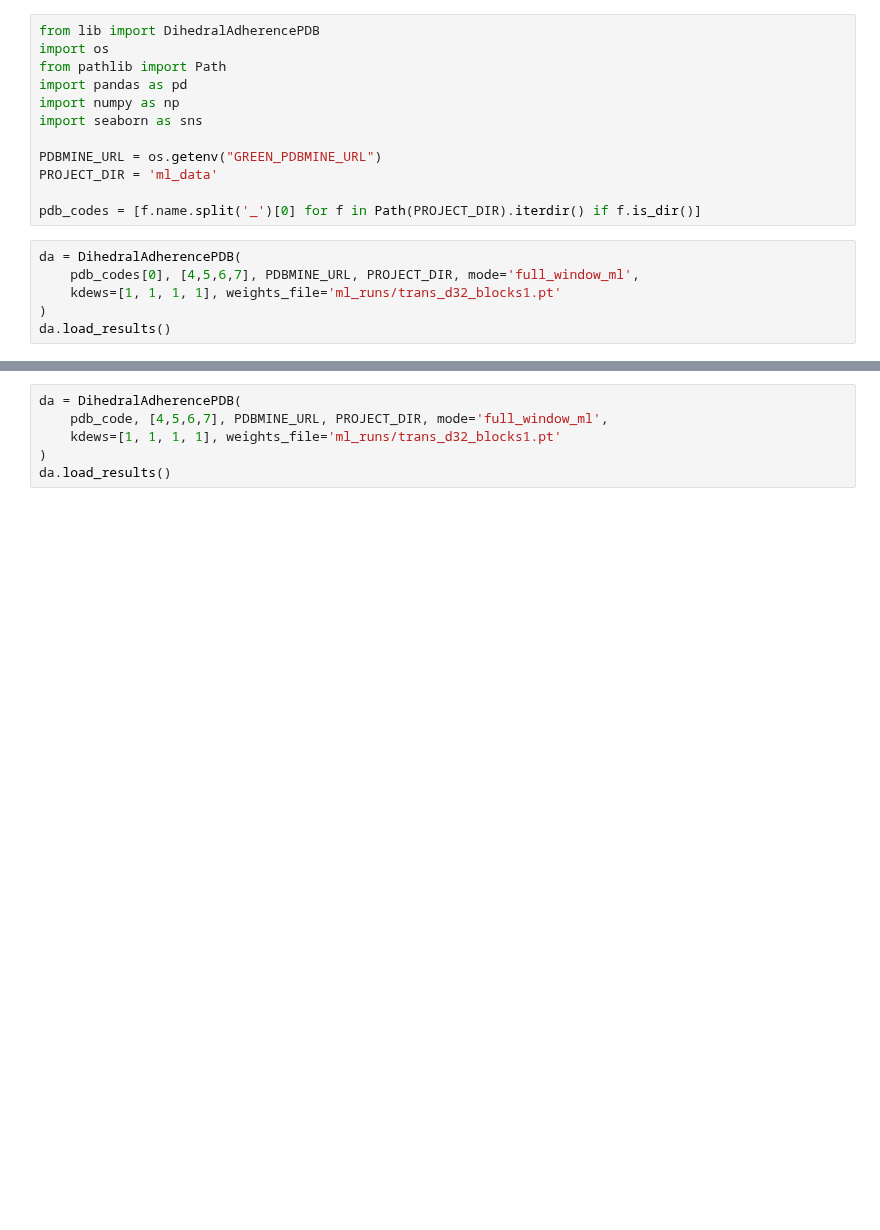
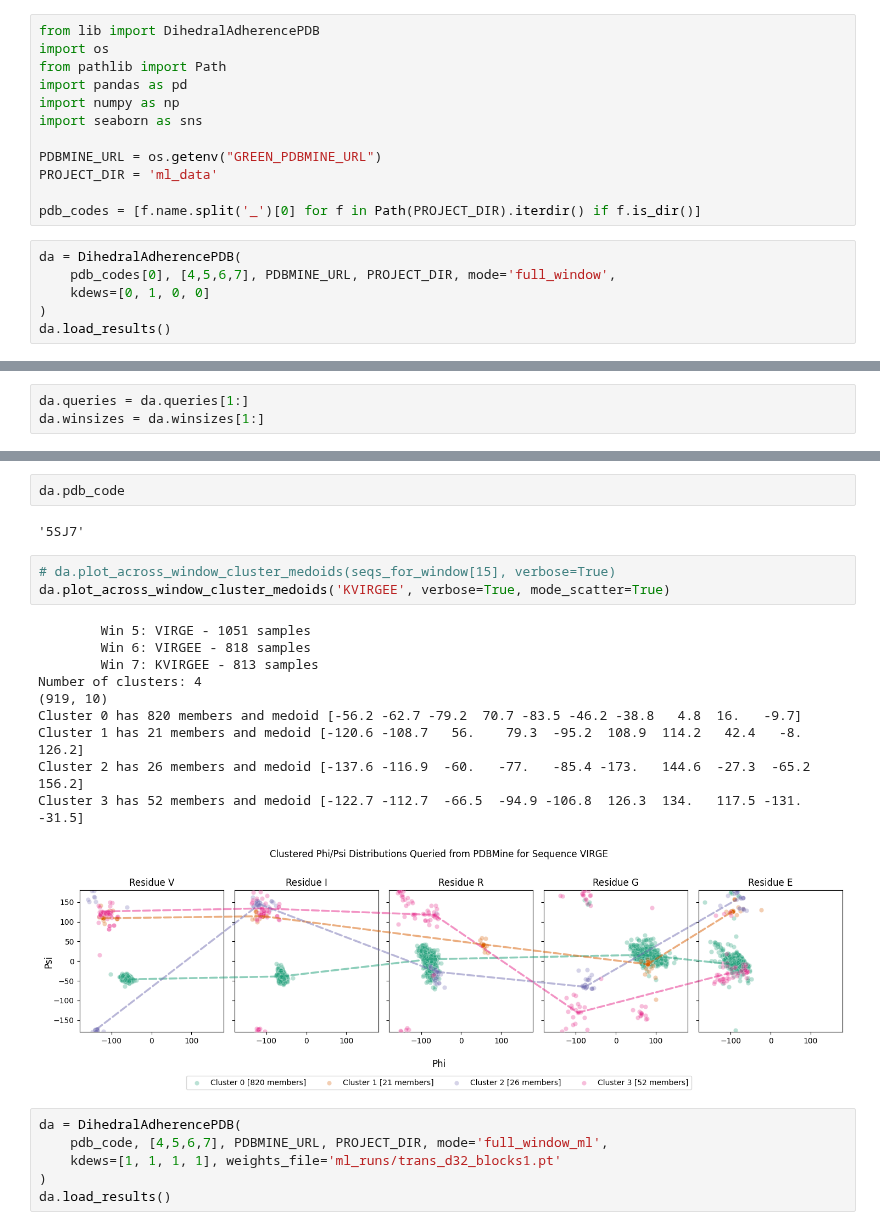
Before and after one commit to Musa-Azeem/protein-dihedral-visualization, a Jupyter notebook: test_other_proteins.ipynb, the cells around one changed output, grey strips where cells are left out. Cells and saved outputs as stored; diff of their text form; blank space fills up the shorter version.

```diff
--- a/test_other_proteins.ipynb
+++ b/test_other_proteins.ipynb
@@ -15,8 +18,8 @@ PROJECT_DIR = 'ml_data'
 pdb_codes = [f.name.split('_')[0] for f in Path(PROJECT_DIR).iterdir() if f.is_dir()]
 # %%
 da = DihedralAdherencePDB(
-    pdb_codes[0], [4,5,6,7], PDBMINE_URL, PROJECT_DIR, mode='full_window_ml',
-    kdews=[1, 1, 1, 1], weights_file='ml_runs/trans_d32_blocks1.pt'
+    pdb_codes[0], [4,5,6,7], PDBMINE_URL, PROJECT_DIR, mode='full_window',
+    kdews=[0, 1, 0, 0]
 )
 da.load_results()
 # %% [output]
@@ -26,0 +34,3 @@ True
+# %%
+da.queries = da.queries[1:]
+da.winsizes = da.winsizes[1:]
@@ -27,3 +69,21 @@ True
+# %%
+da.pdb_code
+# %% [output]
+'5SJ7'
+# %%
+# da.plot_across_window_cluster_medoids(seqs_for_window[15], verbose=True)
+da.plot_across_window_cluster_medoids('KVIRGEE', verbose=True, mode_scatter=True)
+# %% [output]
+        Win 5: VIRGE - 1051 samples
+        Win 6: VIRGEE - 818 samples
+        Win 7: KVIRGEE - 813 samples
+Number of clusters: 4
+(919, 10)
+Cluster 0 has 820 members and medoid [-56.2 -62.7 -79.2  70.7 -83.5 -46.2 -38.8   4.8  16.   -9.7]
+Cluster 1 has 21 members and medoid [-120.6 -108.7   56.    79.3  -95.2  108.9  114.2   42.4   -8.   126.2]
+Cluster 2 has 26 members and medoid [-137.6 -116.9  -60.   -77.   -85.4 -173.   144.6  -27.3  -65.2  156.2]
+Cluster 3 has 52 members and medoid [-122.7 -112.7  -66.5  -94.9 -106.8  126.3  134.   117.5 -131.   -31.5]
+[figure, added]
 # %%
 da = DihedralAdherencePDB(
     pdb_code, [4,5,6,7], PDBMINE_URL, PROJECT_DIR, mode='full_window_ml',
```
Also changed, not shown: parts of 6 cells of this notebook, 4 other files.
